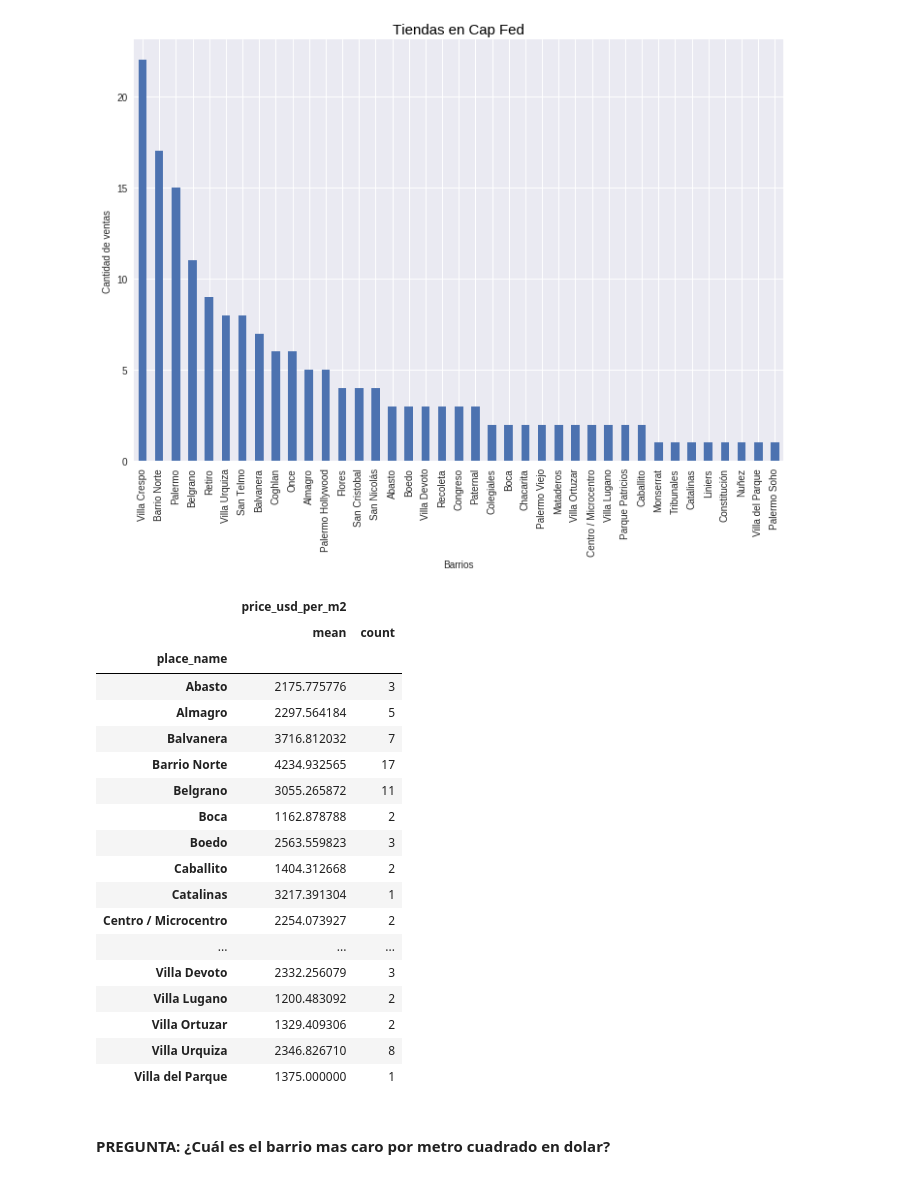
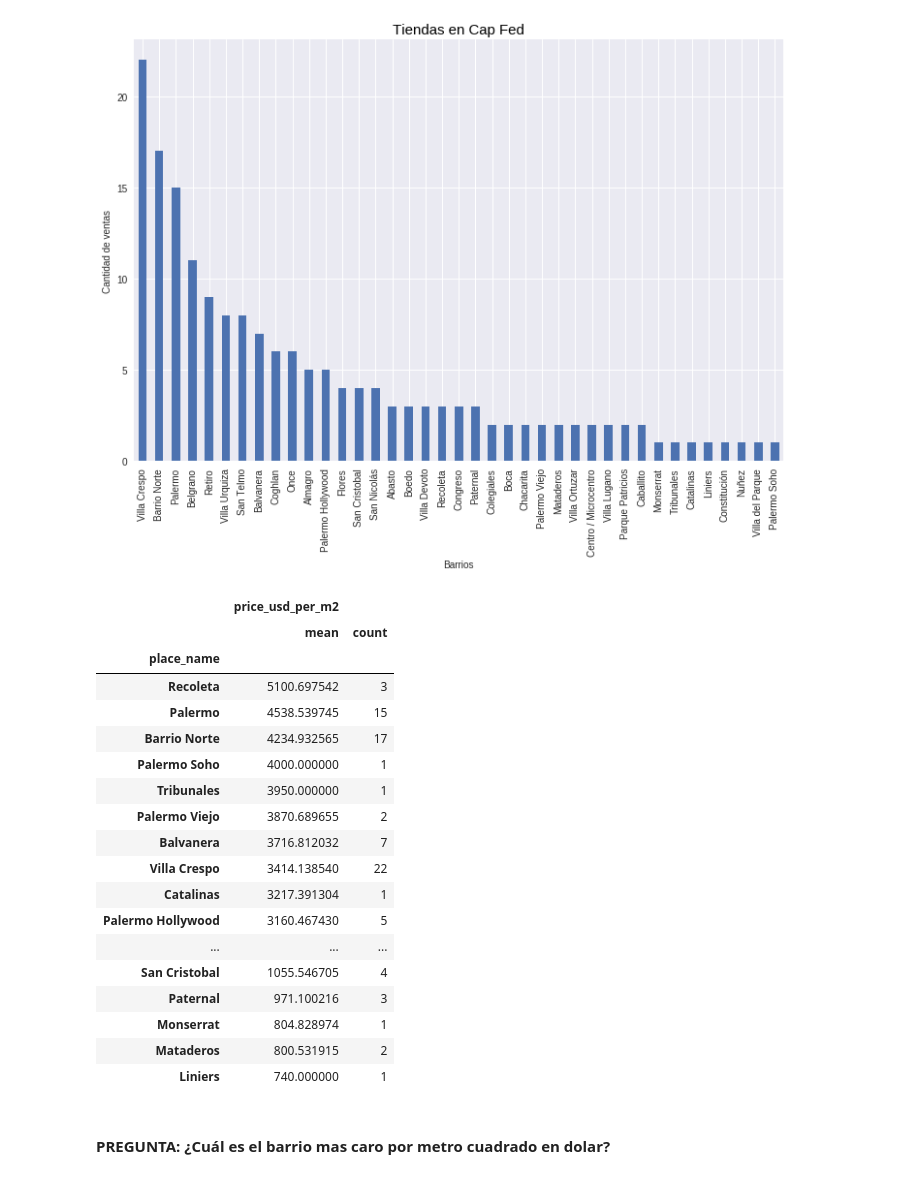
Before and after one commit to ariel55/survivingdata, a Jupyter notebook: yuri.ipynb, the cells around one changed output. Cells and saved outputs as stored; diff of their text form; code cells hidden in the pictures.

```diff
--- a/yuri.ipynb
+++ b/yuri.ipynb
@@ -300,29 +208,29 @@ TiendasCapFed_hist.plot(kind='bar',rot=90,figsize=(12,8));
 # %% [output]
 [figure]
 # %%
-TopTenTiendas=TiendasEnCapFed.loc[:,['place_name','price_usd_per_m2']].groupby(['place_name'])\
-                .agg(['mean','count'])
-TopTenTiendas
+GrupoTiendas=TiendasEnCapFed.loc[:,['place_name','price_usd_per_m2']].groupby(['place_name'])\
+                .agg(['mean','count']).sort_values(('price_usd_per_m2','mean'), ascending=False)
+GrupoTiendas
 # %% [output]
 |  | price_usd_per_m2 |  |
 |  | mean | count |
 | place_name |  |  |
-| Abasto | 2175.775776 | 3 |
-| Almagro | 2297.564184 | 5 |
+| Recoleta | 5100.697542 | 3 |
+| Palermo | 4538.539745 | 15 |
+| Barrio Norte | 4234.932565 | 17 |
+| Palermo Soho | 4000.000000 | 1 |
+| Tribunales | 3950.000000 | 1 |
+| Palermo Viejo | 3870.689655 | 2 |
 | Balvanera | 3716.812032 | 7 |
-| Barrio Norte | 4234.932565 | 17 |
-| Belgrano | 3055.265872 | 11 |
-| Boca | 1162.878788 | 2 |
-| Boedo | 2563.559823 | 3 |
-| Caballito | 1404.312668 | 2 |
+| Villa Crespo | 3414.138540 | 22 |
 | Catalinas | 3217.391304 | 1 |
-| Centro / Microcentro | 2254.073927 | 2 |
+| Palermo Hollywood | 3160.467430 | 5 |
 | ... | ... | ... |
-| Villa Devoto | 2332.256079 | 3 |
-| Villa Lugano | 1200.483092 | 2 |
-| Villa Ortuzar | 1329.409306 | 2 |
-| Villa Urquiza | 2346.826710 | 8 |
-| Villa del Parque | 1375.000000 | 1 |
+| San Cristobal | 1055.546705 | 4 |
+| Paternal | 971.100216 | 3 |
+| Monserrat | 804.828974 | 1 |
+| Mataderos | 800.531915 | 2 |
+| Liniers | 740.000000 | 1 |
 # %% [markdown]
 ####  PREGUNTA: ¿Cuál es el barrio mas caro por metro cuadrado en dolar?
 # %%
```
Also changed, not shown: parts of 26 cells of this notebook.
